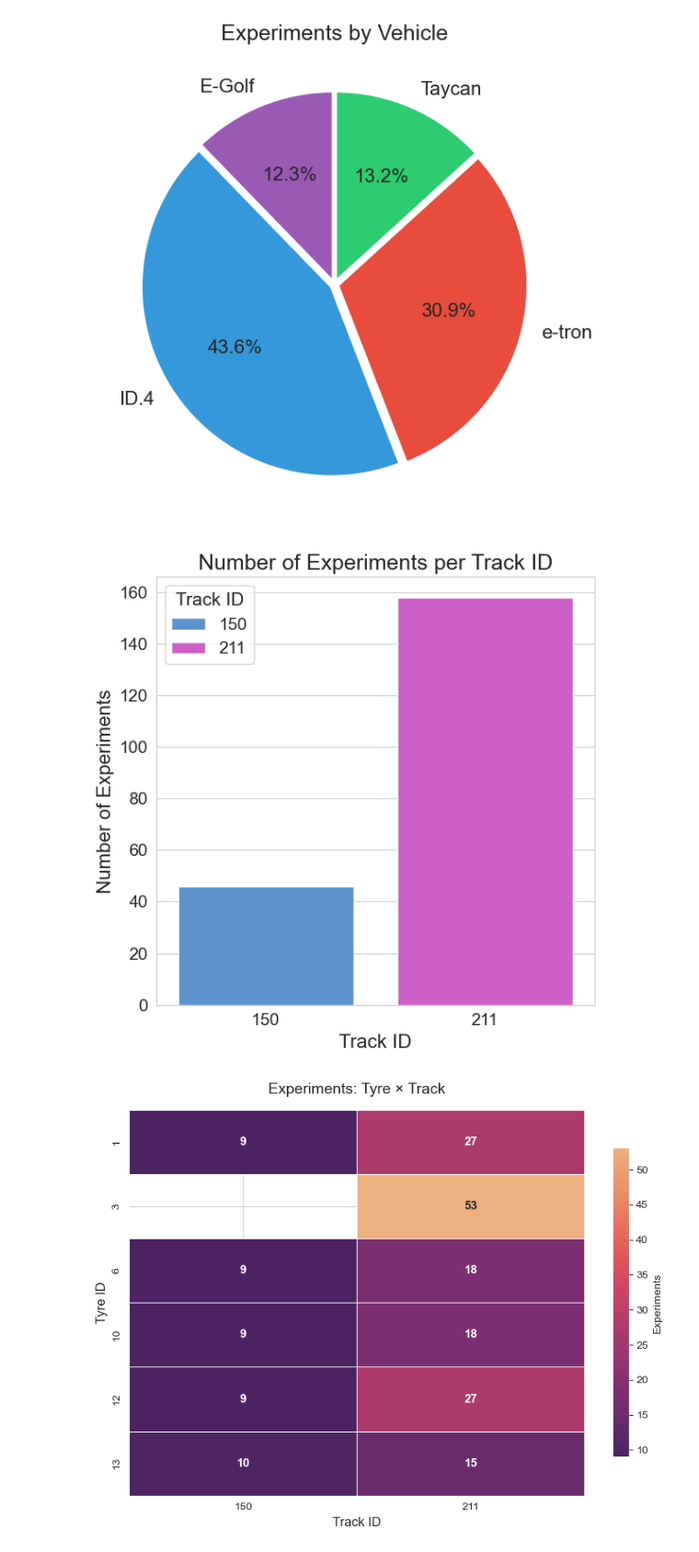
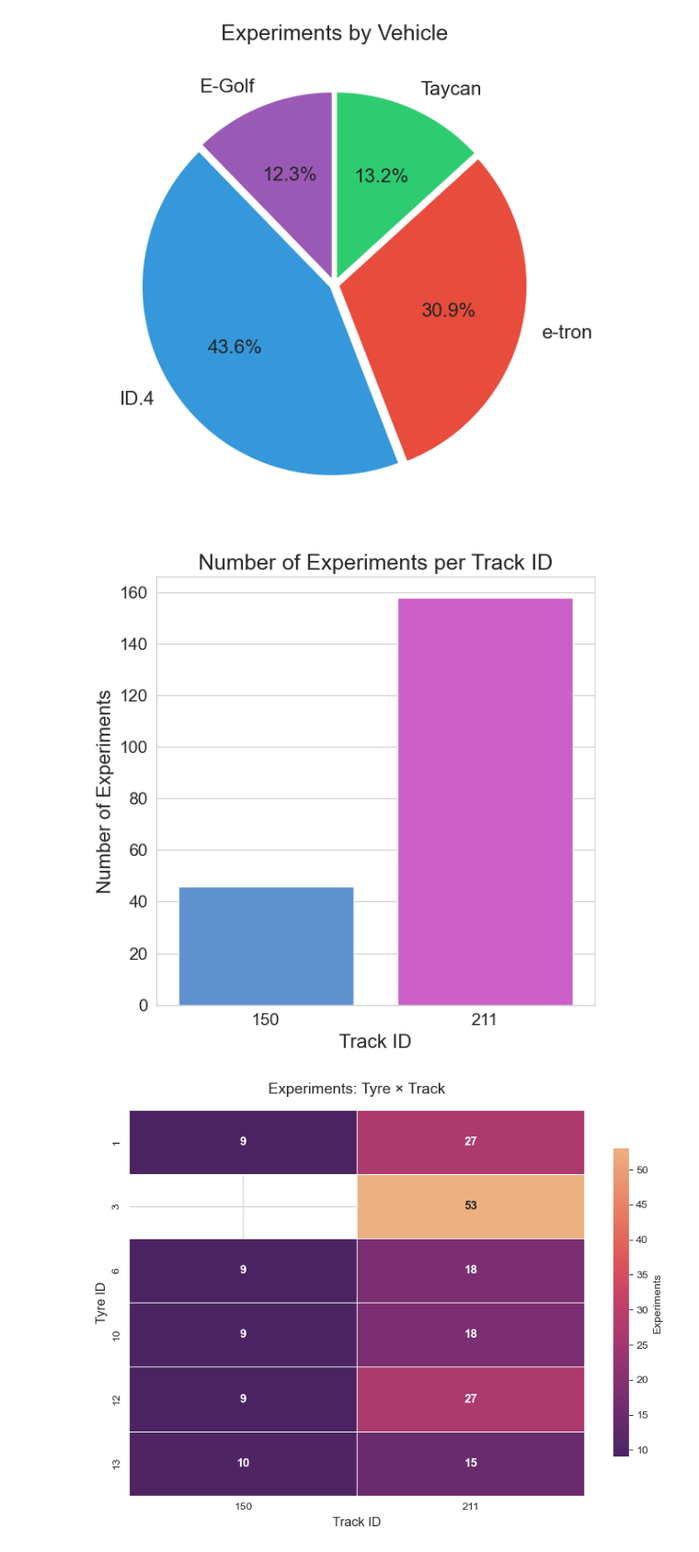
Before and after one commit to m-j-w-f/ROAR, a Jupyter notebook: src/roar/notenbooks/01explore.ipynb, the cells around one changed output. Shown at 92% size. Drawn from its saved outputs; the diff is of its cells as text; code cells hidden in the pictures.

```diff
--- a/src/roar/notenbooks/01explore.ipynb
+++ b/src/roar/notenbooks/01explore.ipynb
@@ -275,19 +303,20 @@ plt.savefig(ROOT_DIR / "plots" / "experiments_per_vehicle_pie.pdf", dpi=300)
 # %%
 # Experiments per Track ID
 tracks_cnt = files_df.group_by("track_ID").agg(pl.len().alias("count"))
 ax = plt.subplots(figsize=(6, 6))[1]
-fig = sns.barplot(tracks_cnt, x="track_ID", y="count", hue="track_ID", ax=ax, palette=TRACK_COLORS)
+fig = sns.barplot(
+    tracks_cnt, x="track_ID", y="count", hue="track_ID", ax=ax, palette=TRACK_COLORS, legend=False
+)
 fig.set_xlabel("Track ID", fontsize=16)
 fig.set_ylabel("Number of Experiments", fontsize=16)
 fig.set_title("Number of Experiments per Track ID", fontsize=18)
-fig.legend(title="Track ID", fontsize=14, title_fontsize=15)
 fig.tick_params(axis="both", labelsize=14)
 fig.xaxis.label.set_text("Track ID")
 fig.yaxis.label.set_text("Number of Experiments")
 plt.tight_layout()
 plt.savefig(ROOT_DIR / "plots" / "experiments_per_track_id.pdf", dpi=300)
 # %% [output]
-[figure, old version]
+[figure, new version]
 # %%
 # Heatmap of Tyre × Track experiments
 pdf = (
```
Also changed, not shown: parts of 10 cells of this notebook, 17 other files.
